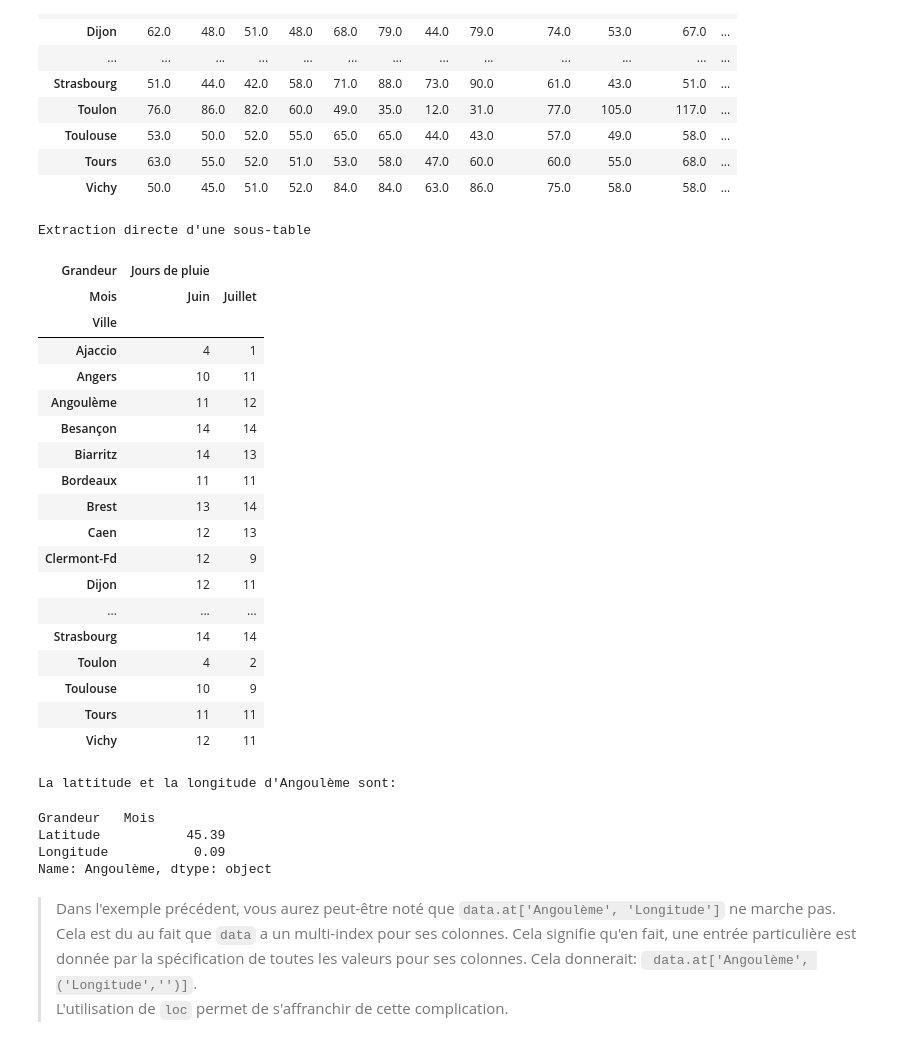
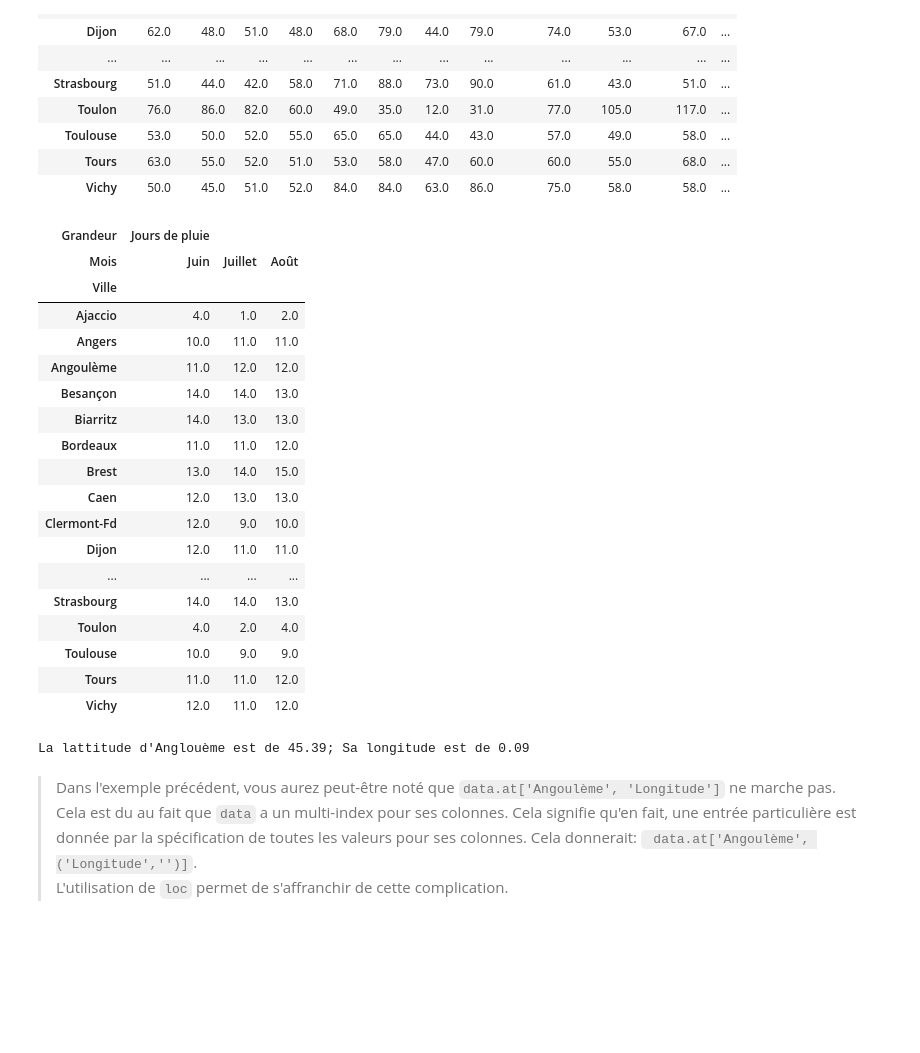
Before and after one commit to campusplage/compte-rendus-jottras_juventin, a Jupyter notebook: TP1_pandas.ipynb, the cells around one changed output. Drawn from its saved outputs; the diff is of its cells as text; code cells hidden in the pictures; blank space fills up the shorter version.

```diff
--- a/TP1_pandas.ipynb
+++ b/TP1_pandas.ipynb
@@ -157,45 +159,40 @@ data['Précipitations']
 | Tours | 63.0 | 55.0 | 52.0 | 51.0 | 53.0 | 58.0 | 47.0 | 60.0 | 60.0 | 55.0 | 68.0 | ... |
 | Vichy | 50.0 | 45.0 | 51.0 | 52.0 | 84.0 | 84.0 | 63.0 | 86.0 | 75.0 | 58.0 | 58.0 | ... |
 # %%
-# Affichez le nombre de jours de pluie de toutes les villes pour les mois de "Juin", "Juillet" et "Août"
+## Affichez le nombre de jours de pluie de toutes les villes pour les mois de "Juin", "Juillet" et "Août"
 
-#data['Précipitations']['Juin':'Aout']
-
-# extraction directe d'une sous table (produit un DataFrame)
-print("\nExtraction directe d'une sous-table")
-data.T.loc['Jours de pluie', ['Juin','Juillet','Aout'],:].T
+# On sélectionne toutes les lignes des colonnes 'Juin','Juillet','Août' sous 'Jours de pluie'.
+data.loc[:,('Jours de pluie', ['Juin','Juillet','Août'])]
 # %% [output]
-Extraction directe d'une sous-table
-| Grandeur | Jours de pluie |  |
-| Mois | Juin | Juillet |
-| Ville |  |  |
-| Ajaccio | 4 | 1 |
-| Angers | 10 | 11 |
-| Angoulème | 11 | 12 |
-| Besançon | 14 | 14 |
-| Biarritz | 14 | 13 |
-| Bordeaux | 11 | 11 |
-| Brest | 13 | 14 |
-| Caen | 12 | 13 |
-| Clermont-Fd | 12 | 9 |
-| Dijon | 12 | 11 |
-| ... | ... | ... |
-| Strasbourg | 14 | 14 |
-| Toulon | 4 | 2 |
-| Toulouse | 10 | 9 |
-| Tours | 11 | 11 |
-| Vichy | 12 | 11 |
+| Grandeur | Jours de pluie |  |  |
+| Mois | Juin | Juillet | Août |
+| Ville |  |  |  |
+| Ajaccio | 4.0 | 1.0 | 2.0 |
+| Angers | 10.0 | 11.0 | 11.0 |
+| Angoulème | 11.0 | 12.0 | 12.0 |
+| Besançon | 14.0 | 14.0 | 13.0 |
+| Biarritz | 14.0 | 13.0 | 13.0 |
+| Bordeaux | 11.0 | 11.0 | 12.0 |
+| Brest | 13.0 | 14.0 | 15.0 |
+| Caen | 12.0 | 13.0 | 13.0 |
+| Clermont-Fd | 12.0 | 9.0 | 10.0 |
+| Dijon | 12.0 | 11.0 | 11.0 |
+| ... | ... | ... | ... |
+| Strasbourg | 14.0 | 14.0 | 13.0 |
+| Toulon | 4.0 | 2.0 | 4.0 |
+| Toulouse | 10.0 | 9.0 | 9.0 |
+| Tours | 11.0 | 11.0 | 12.0 |
+| Vichy | 12.0 | 11.0 | 12.0 |
 # %%
-# Affichez une phrase qui indique la latitude et longitude d'Angoulème.
-# (utilisez `loc` et le formattage de chaines de caractère avec print)
-print("La lattitude et la longitude d'Angoulème sont:")
-data.loc['Angoulème', ['Latitude','Longitude']]
+## Affichez une phrase qui indique la latitude et longitude d'Angoulème.
+## (utilisez `loc` et le formattage de chaines de caractère avec print)
+
+# Avec 'loc', on affiche la valeur correspondante à la latitude d'Angoulème. De même avec sa longitude.
+print("La lattitude d'Anglouème est de {}; Sa longitude est de {}".format(
+    data.loc['Angoulème', 'Latitude'][0],
+    data.loc['Angoulème', 'Longitude'][0]))
 # %% [output]
-La lattitude et la longitude d'Angoulème sont:
+La lattitude d'Anglouème est de 45.39; Sa longitude est de 0.09
-Grandeur   Mois
-Latitude           45.39
-Longitude           0.09
-Name: Angoulème, dtype: object
 # %% [markdown]
 > Dans l'exemple précédent, vous aurez peut-être noté que `data.at['Angoulème', 'Longitude']` ne marche pas.
 Cela est du au fait que `data` a un multi-index pour ses colonnes. Cela signifie qu'en fait, une entrée particulière est donnée par la spécification de toutes les valeurs pour ses colonnes. Cela donnerait:
```
Also changed, not shown: parts of 23 cells of this notebook.
